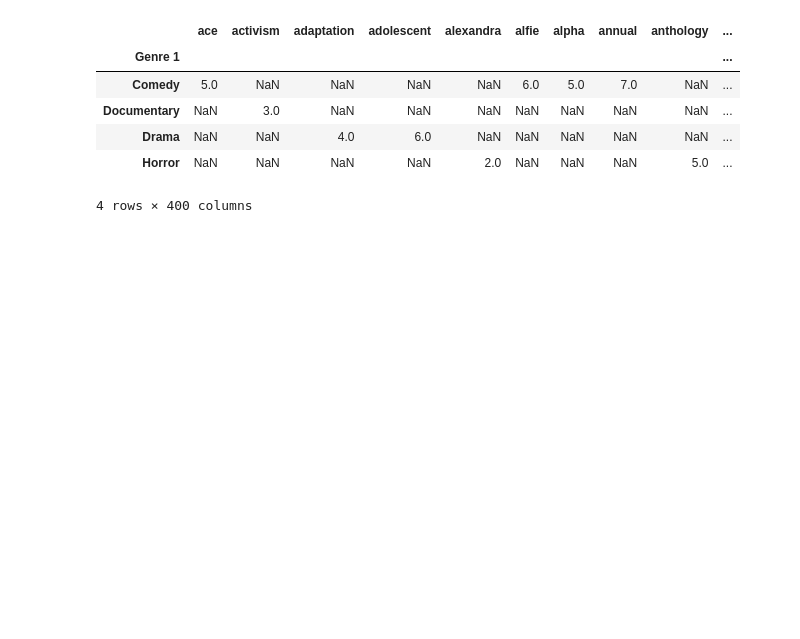
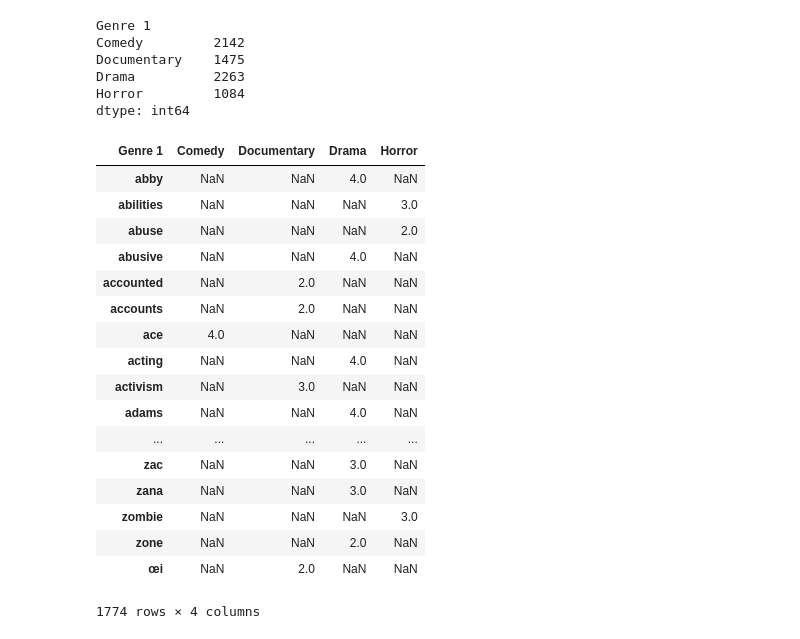
Before and after one commit to mjpriv/mgr, a Jupyter notebook: tda/zadrozny_analysis.ipynb, the cells around one changed output. Saved outputs shown, nothing was run; the diff lists cells and outputs as text; code cells hidden in the pictures; blank space fills up the shorter version.

```diff
--- a/tda/zadrozny_analysis.ipynb
+++ b/tda/zadrozny_analysis.ipynb
@@ -10,14 +10,16 @@ movies = pd.read_csv('tmdb-movies.csv', encoding = 'utf8')
 movies.dropna(subset=['overview'], inplace=True)
 movies.apply(lambda x: pd.lib.infer_dtype(x.values))
 
+
 genres = movies['genres'].str.split('|',expand=True)
 genres = genres.values
 genres = pd.DataFrame(genres)
-genres.columns = ['Genre 1', 'Genre 2', 'Genre 3', 'Genre 4', 'Genre 5']
+genres.columns = ['Genre 1', 'Genre 2', 'Genre 3', 'Genre 4', 'Genre 5',]
 genres = genres.applymap(lambda x: '' if x is None else str(x))
 
 movies = movies.iloc[(genres.apply(lambda x: sum(x != ''), axis = 1) == 1).values]
 movies=movies.rename(columns = {'genres':'Genre 1', 'overview':'Description'})
+movies = movies.iloc[((~movies['Description'].str.split('\\. ',expand=True).isnull()).apply(sum, axis = 1) > 2).values]
 movies = movies.iloc[((movies[['Genre 1', 'Description']].isnull()).apply(sum, axis = 1) == 0).values]
 movies = movies.set_index('Genre 1').join(pd.DataFrame(movies.groupby('Genre 1').size()/len(movies) > 0.1)).rename(columns = {0:'to_drop'}).reset_index()
 movies = movies.iloc[movies['to_drop'].values]
@@ -52,8 +54,6 @@ vec = CountVectorizer()
 X = vec.fit_transform(docs)
 df = pd.DataFrame(X.toarray(), columns=vec.get_feature_names())
 
-print(df)
-
 df = df.iloc[:,((df>0).apply(sum) > 1).values]
 import re
 df = df.iloc[:, pd.Series(df.columns).apply(lambda x: re.match("^[0-9]", x) is None).values]
@@ -100,6 +81,10 @@ You can access infer_dtype as pandas.api.types.infer_dtype
 dtm = movies['Genre 1'].reset_index()[movies['Genre 1'].reset_index().columns.difference(['index'])]
 groups_filter = pd.concat([dtm, df], axis=1)
 groups_filter = groups_filter.groupby('Genre 1').sum()[df.columns]
-word_list = list(groups_filter.iloc[:, ((groups_filter > 0).sum() == 1).values].T.index)
+groups_filter = groups_filter.T
+groups_filter['is_common'] = groups_filter.apply(lambda x: 1 if sum(x > 0) > 1 else 0, axis = 1)
+groups_filter['n_words'] = groups_filter.apply(sum, axis = 1)
+groups_filter = groups_filter.sort_values(['is_common', 'n_words'], ascending = False).iloc[int(np.floor(groups_filter.shape[0]/5)):groups_filter.shape[0]]
+word_list = list(groups_filter.index)
 word_list
 # %% [output]
@@ -125,17 +108,40 @@ n_filter = min((groups_filter.iloc[:, ((groups_filter > 0).sum() == 1).values] >
+# %%
+groups_filter = groups_filter.iloc[:, 0:groups_filter.shape[1]-2]
+n_filter = (groups_filter > 0).sum()
+n_filter
+# %% [output]
+Genre 1
+Comedy         2142
+Documentary    1475
+Drama          2263
+Horror         1084
+dtype: int64
 # %%
+groups_filter = groups_filter.T
 def sorted(s, num):
     tmp = s.sort_values(ascending=False)[:num]  # earlier s.order(..)
 #     tmp.index = range(num)
     return tmp
 
 groups_filter = groups_filter[word_list]
-sorted_words = groups_filter.T.apply(lambda x: sorted(x, 100))
-sorted_words.T
+sorted_words = groups_filter.T.apply(lambda x: sorted(x, 500))
+sorted_words
 # %% [output]
-|  | ace | activism | adaptation | adolescent | alexandra | alfie | alpha | annual | anthology | ... |
-| Genre 1 |  |  |  |  |  |  |  |  |  | ... |
-| Comedy | 5.0 | NaN | NaN | NaN | NaN | 6.0 | 5.0 | 7.0 | NaN | ... |
-| Documentary | NaN | 3.0 | NaN | NaN | NaN | NaN | NaN | NaN | NaN | ... |
-| Drama | NaN | NaN | 4.0 | 6.0 | NaN | NaN | NaN | NaN | NaN | ... |
-| Horror | NaN | NaN | NaN | NaN | 2.0 | NaN | NaN | NaN | 5.0 | ... |
+| Genre 1 | Comedy | Documentary | Drama | Horror |
+| abby | NaN | NaN | 4.0 | NaN |
+| abilities | NaN | NaN | NaN | 3.0 |
+| abuse | NaN | NaN | NaN | 2.0 |
+| abusive | NaN | NaN | 4.0 | NaN |
+| accounted | NaN | 2.0 | NaN | NaN |
+| accounts | NaN | 2.0 | NaN | NaN |
+| ace | 4.0 | NaN | NaN | NaN |
+| acting | NaN | NaN | 4.0 | NaN |
+| activism | NaN | 3.0 | NaN | NaN |
+| adams | NaN | NaN | 4.0 | NaN |
+| ... | ... | ... | ... | ... |
+| zac | NaN | NaN | 3.0 | NaN |
+| zana | NaN | NaN | 3.0 | NaN |
+| zombie | NaN | NaN | NaN | 3.0 |
+| zone | NaN | NaN | 2.0 | NaN |
+| œi | NaN | 2.0 | NaN | NaN |
-4 rows × 400 columns
+1774 rows × 4 columns
```
Also changed, not shown: parts of 4 cells of this notebook, 1 other file.
